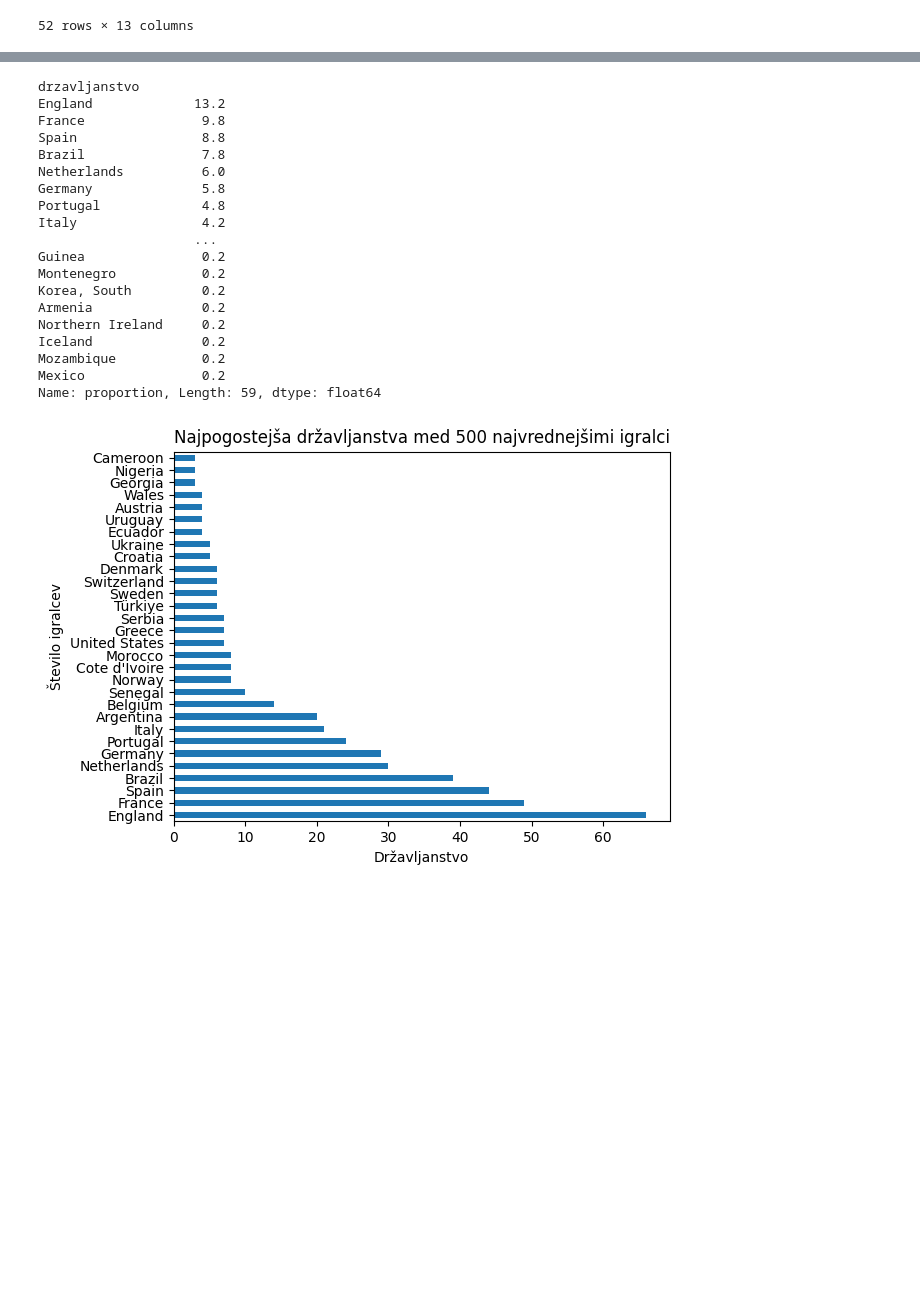
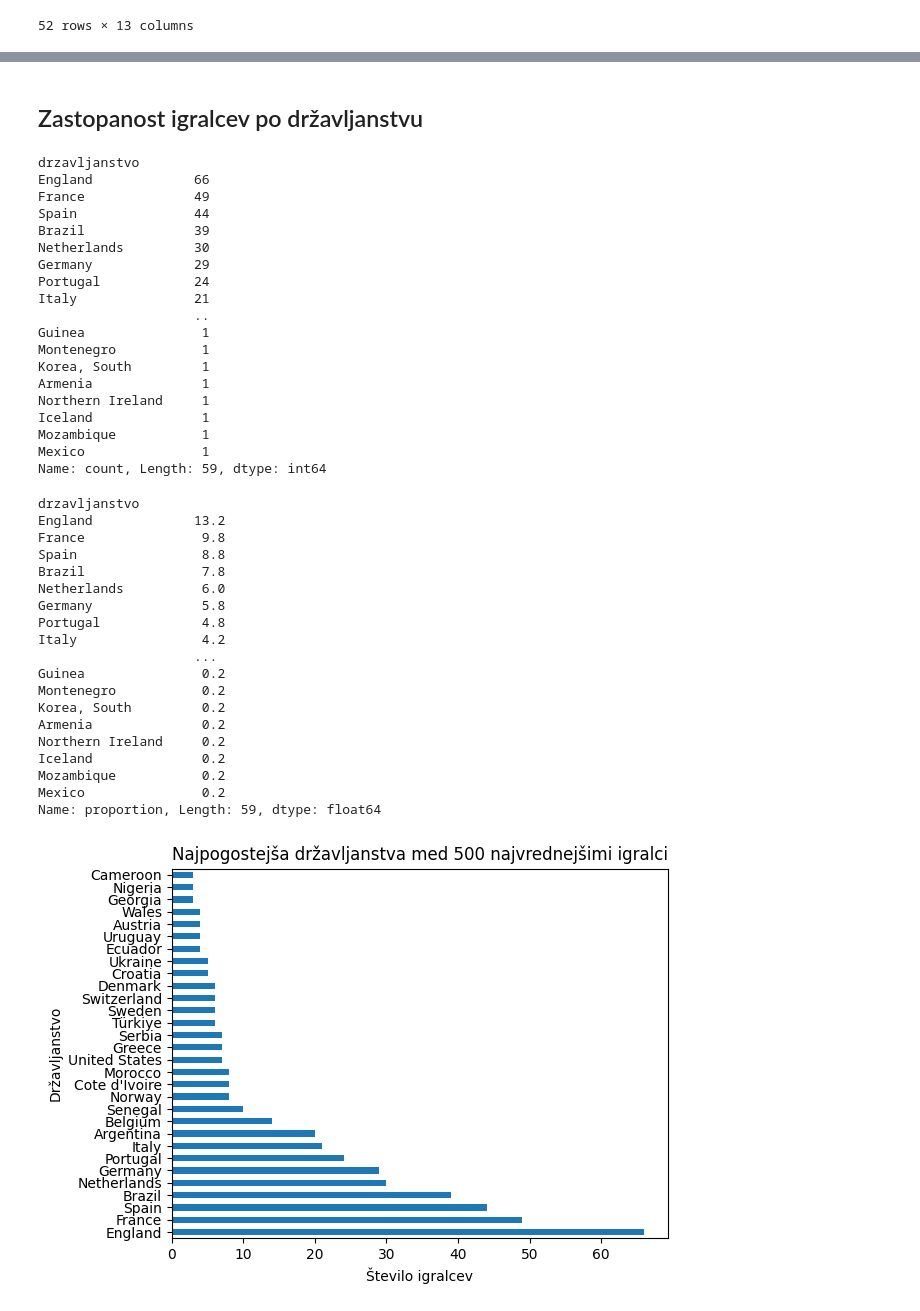
Before and after one commit to andrazajdovec/Projektna_naloga, a Jupyter notebook: analiza.ipynb, the cells around one changed output, grey strips where cells are left out. Cells and saved outputs as stored; diff of their text form; code cells hidden in the pictures; blank space fills up the shorter version.

```diff
--- a/analiza.ipynb
+++ b/analiza.ipynb
@@ -201,8 +200,11 @@ popravki = {
 IGRALCI["ime"] = IGRALCI["ime"].replace(popravki)
 zdruzeni_podatki = pd.merge(IGRALCI, STATISTIKA, on="ime", how="left").drop(columns=["fbref_id"])
 
+# Pri podvojenih igralcih sem opazil vzorec, da je vedno igralcev, ki sem ga potreboval (torej je med 500 najvrednejšimi igralci) odigral največ tekem z izjemo enega
 zdruzeni_podatki = zdruzeni_podatki[(zdruzeni_podatki["ime"] != "romulo") | (zdruzeni_podatki["tekme"] == 32)]
 zdruzeni_podatki = zdruzeni_podatki.sort_values(by="tekme", ascending=False)
+zdruzeni_podatki["minute_na_tekmo"] = (zdruzeni_podatki["min"] / zdruzeni_podatki["tekme"]).round(2)
+
 
 zdruzeni_podatki = zdruzeni_podatki.drop_duplicates(subset=["uvrstitev"], keep="first")
 zdruzeni_podatki = zdruzeni_podatki.set_index("uvrstitev").sort_values(by="uvrstitev")
@@ -254,33 +263,57 @@ opis
+# %% [markdown]
+## Zastopanost igralcev po državljanstvu
 # %%
+drzavljanstva = (zdruzeni_podatki["drzavljanstvo"].value_counts())
+display(drzavljanstva)
+
 top_drzavljanstva = (zdruzeni_podatki["drzavljanstvo"].value_counts().head(30))
 
 top_drzavljanstva.plot(
     kind="barh",
     title="Najpogostejša državljanstva med 500 najvrednejšimi igralci",
-    xlabel="Državljanstvo",
-    ylabel="Število igralcev"
+    xlabel="Število igralcev",
+    ylabel="Državljanstvo"
 )
 
 delezi_drzavljanstev = (zdruzeni_podatki["drzavljanstvo"].value_counts(normalize=True)*100)
-delezi_drzavljanstev
+display(delezi_drzavljanstev)
 # %% [output]
 drzavljanstvo
-England             13.2
-France               9.8
-Spain                8.8
-Brazil               7.8
-Netherlands          6.0
-Germany              5.8
-Portugal             4.8
-Italy                4.2
-                    ...
-Guinea               0.2
-Montenegro           0.2
-Korea, South         0.2
-Armenia              0.2
-Northern Ireland     0.2
-Iceland              0.2
-Mozambique           0.2
-Mexico               0.2
-Name: proportion, Length: 59, dtype: float64
+England             66
+France              49
+Spain               44
+Brazil              39
+Netherlands         30
+Germany             29
+Portugal            24
+Italy               21
+                    ..
+Guinea               1
+Montenegro           1
+Korea, South         1
+Armenia              1
+Northern Ireland     1
+Iceland              1
+Mozambique           1
+Mexico               1
+Name: count, Length: 59, dtype: int64
+drzavljanstvo
+England             13.2
+France               9.8
+Spain                8.8
+Brazil               7.8
+Netherlands          6.0
+Germany              5.8
+Portugal             4.8
+Italy                4.2
+                    ...
+Guinea               0.2
+Montenegro           0.2
+Korea, South         0.2
+Armenia              0.2
+Northern Ireland     0.2
+Iceland              0.2
+Mozambique           0.2
+Mexico               0.2
+Name: proportion, Length: 59, dtype: float64
-[figure, old version]
+[figure, new version]
```
Also changed, not shown: parts of 34 cells of this notebook, 1 other file.
